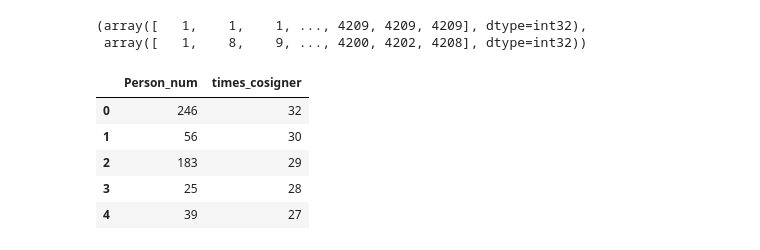
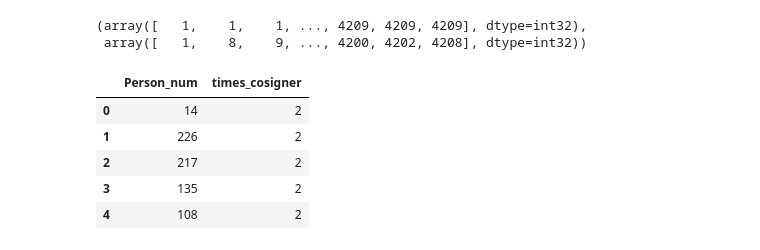
Before and after one commit to jmuth/parliament-viz.ch, a Jupyter notebook: scraping/Friendship_matrix.ipynb, the cells around one changed output. Drawn from its saved outputs; the diff is of its cells as text; code cells hidden in the pictures.

```diff
--- a/scraping/Friendship_matrix.ipynb
+++ b/scraping/Friendship_matrix.ipynb
@@ -126,20 +127,20 @@ friends.nonzero()
 # %%
 # return a pandas.DataFrame with the friend of the person, ordered by times they cosign something
 
 def get_friends(friend_matrix, person_num):
     x = friend_matrix[person_num,:].nonzero()[1]
     y = friend_matrix[person_num,:].data[0]
 
     df = pd.DataFrame({'Person_num':x, 'times_cosigner':y })
     df = df.sort_values(by='times_cosigner', ascending=False)
     df = df.reset_index(drop=True)
     return df
 
-get_friends(friends, 1).head()
+get_friends(friends, 2).head()
 # %% [output]
 |  | Person_num | times_cosigner |
-| 0 | 246 | 32 |
-| 1 | 56 | 30 |
-| 2 | 183 | 29 |
-| 3 | 25 | 28 |
-| 4 | 39 | 27 |
+| 0 | 14 | 2 |
+| 1 | 226 | 2 |
+| 2 | 217 | 2 |
+| 3 | 135 | 2 |
+| 4 | 108 | 2 |
```
Also changed, not shown: parts of 17 cells of this notebook, 8 other files.
